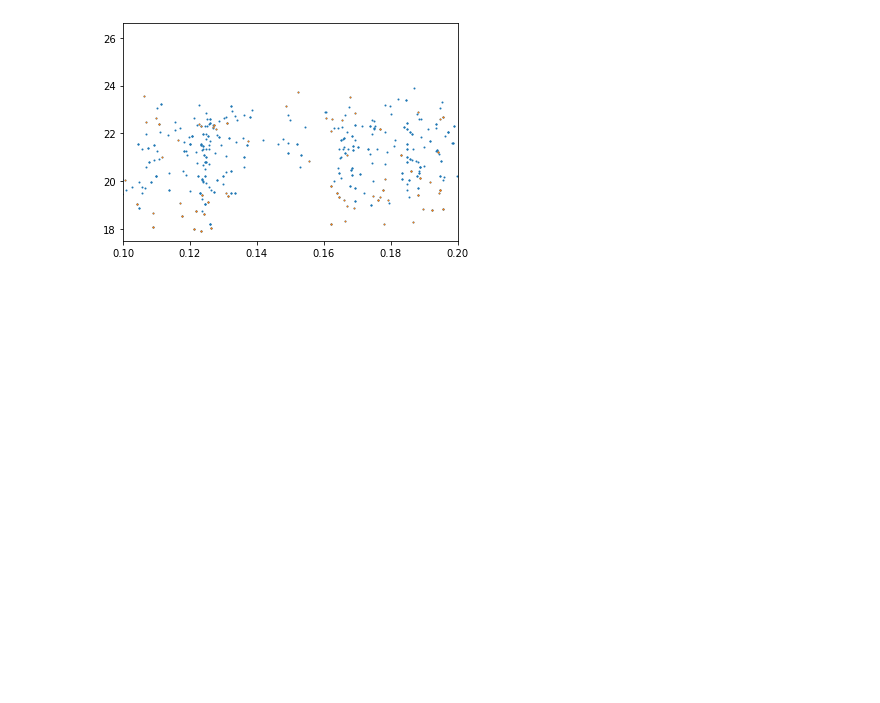
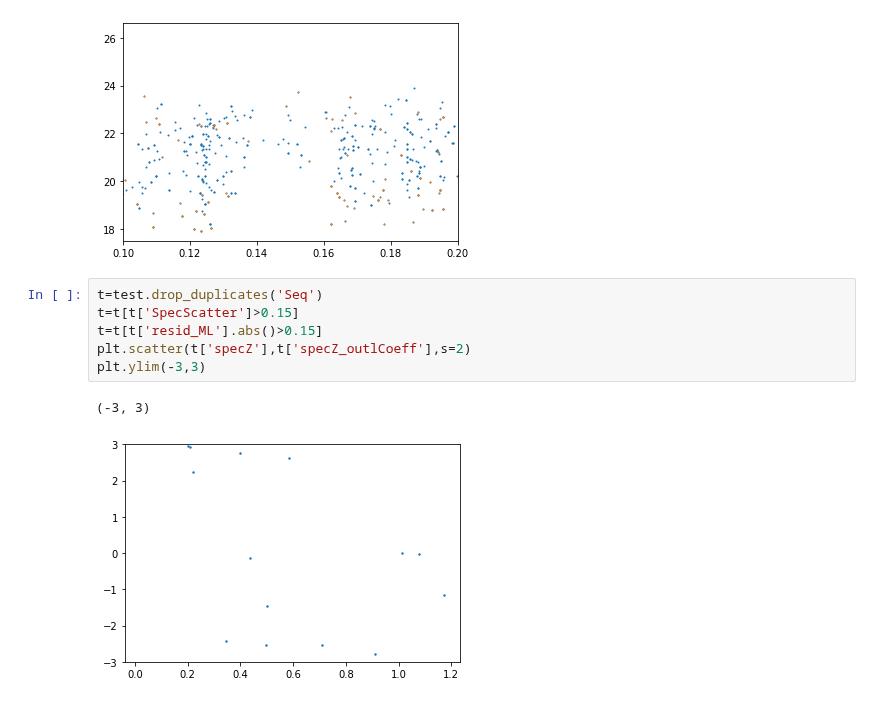
Before and after one commit to ShrRa/COSMOS_SOM, a Jupyter notebook: InspectDuplicatedSpecZ.ipynb, the cells around one changed output. Drawn from its saved outputs; the diff is of its cells as text; blank space fills up the shorter version.

```diff
--- a/InspectDuplicatedSpecZ.ipynb
+++ b/InspectDuplicatedSpecZ.ipynb
@@ -200,3 +272,12 @@ plt.xlim(0.1,0.2)
 # %% [output]
 (0.1, 0.2)
 [figure]
+# %%
+t=test.drop_duplicates('Seq')
+t=t[t['SpecScatter']>0.15]
+t=t[t['resid_ML'].abs()>0.15]
+plt.scatter(t['specZ'],t['specZ_outlCoeff'],s=2)
+plt.ylim(-3,3)
+# %% [output]
+(-3, 3)
+[figure, added]
```
Also changed, not shown: parts of 5 cells of this notebook.
